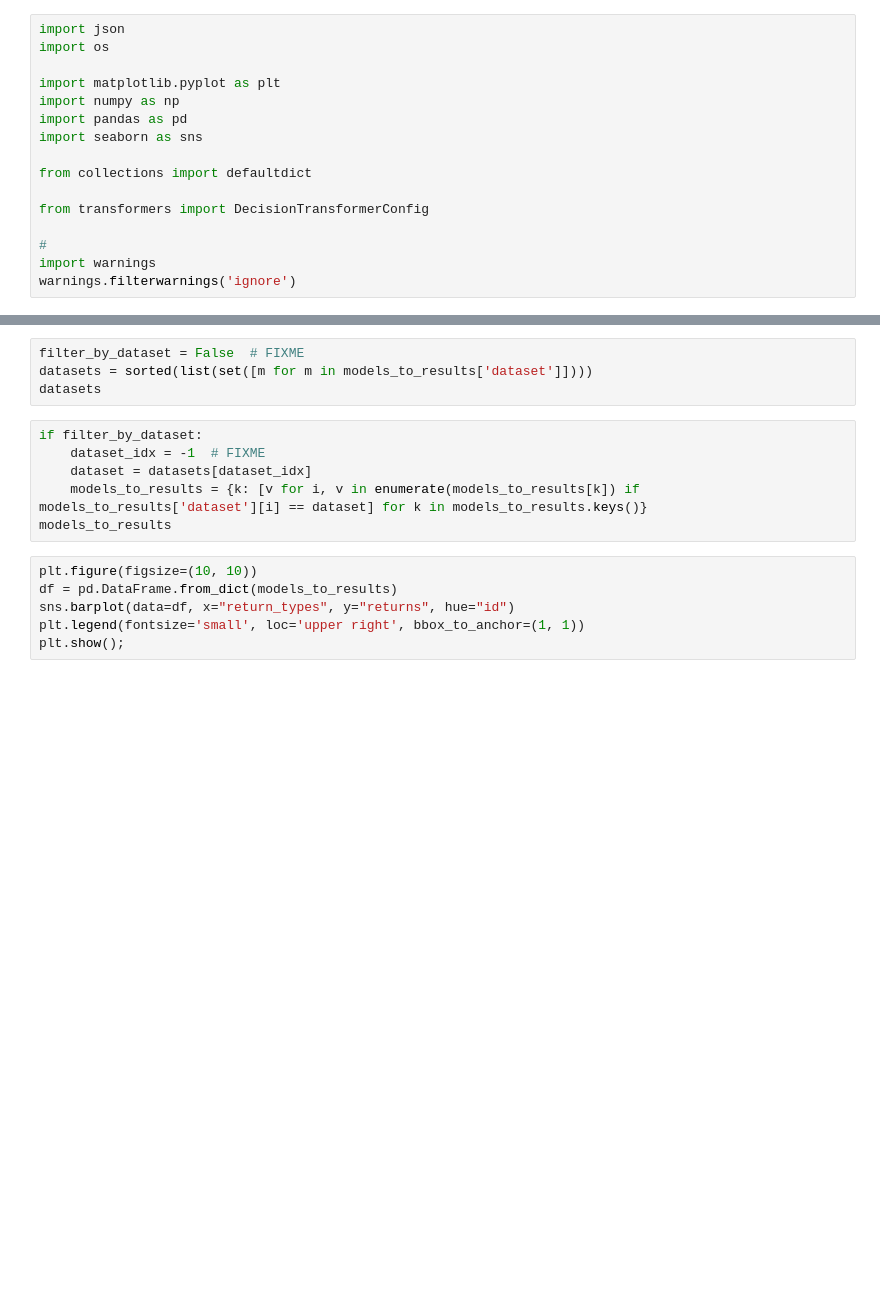
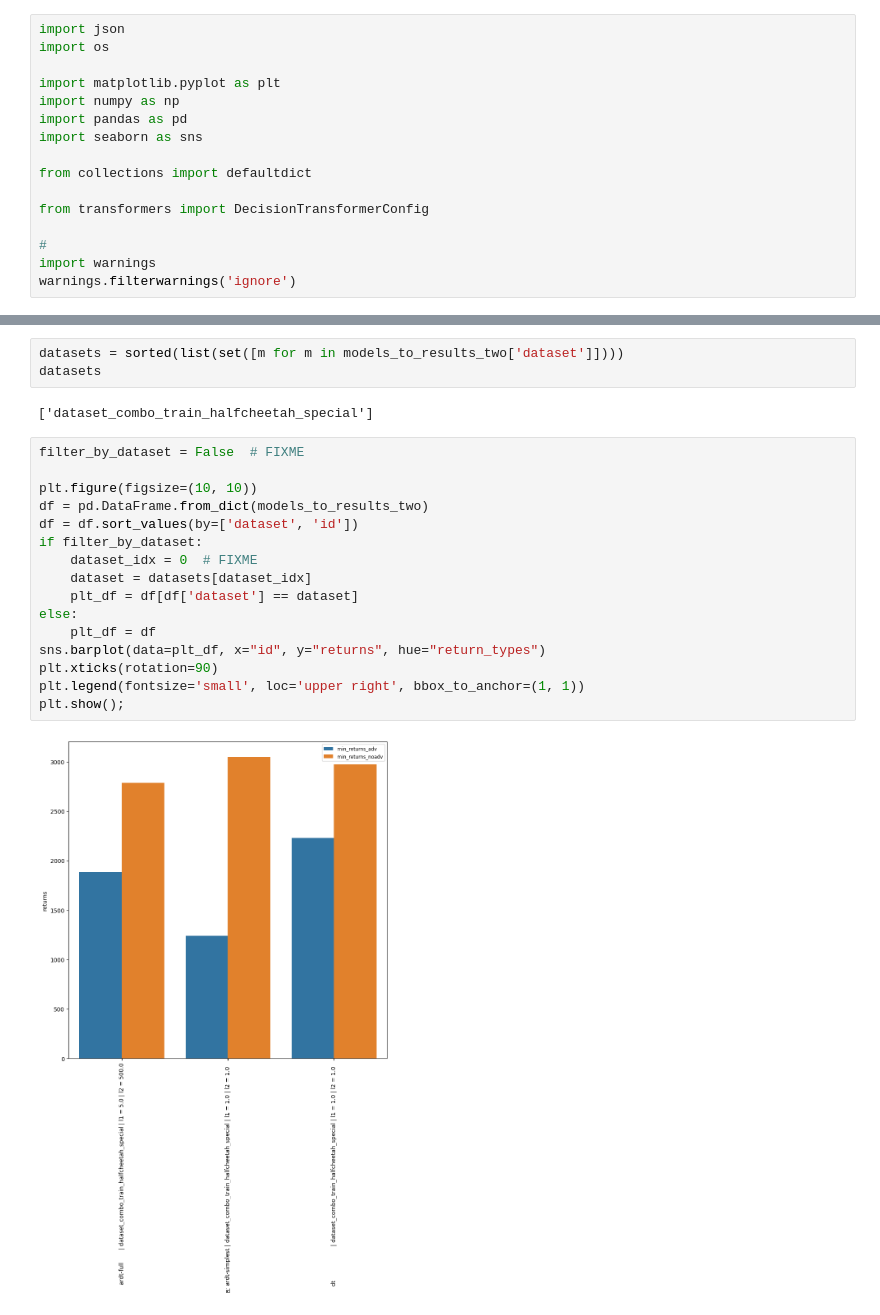
Before and after one commit to afonsosamarques/action-robust-decision-transformer, a Jupyter notebook: codebase/evaluation_protocol/plot_eval_outputs_agentadv.ipynb, the cells around one changed output, grey strips where cells are left out. Drawn from its saved outputs; the diff is of its cells as text; blank space fills up the shorter version.

```diff
--- a/codebase/evaluation_protocol/plot_eval_outputs_agentadv.ipynb
+++ b/codebase/evaluation_protocol/plot_eval_outputs_agentadv.ipynb
@@ -85,16 +256,23 @@ models_to_results['id']
 # %%
-filter_by_dataset = False  # FIXME
-datasets = sorted(list(set([m for m in models_to_results['dataset']])))
+datasets = sorted(list(set([m for m in models_to_results_two['dataset']])))
 datasets
+# %% [output]
+['dataset_combo_train_halfcheetah_special']
-# %%
-if filter_by_dataset:
-    dataset_idx = -1  # FIXME
-    dataset = datasets[dataset_idx]
-    models_to_results = {k: [v for i, v in enumerate(models_to_results[k]) if models_to_results['dataset'][i] == dataset] for k in models_to_results.keys()}
-models_to_results
 # %%
+filter_by_dataset = False  # FIXME
+
 plt.figure(figsize=(10, 10))
-df = pd.DataFrame.from_dict(models_to_results)
-sns.barplot(data=df, x="return_types", y="returns", hue="id")
+df = pd.DataFrame.from_dict(models_to_results_two)
+df = df.sort_values(by=['dataset', 'id'])
+if filter_by_dataset:
+    dataset_idx = 0  # FIXME
+    dataset = datasets[dataset_idx]
+    plt_df = df[df['dataset'] == dataset]
+else:
+    plt_df = df
+sns.barplot(data=plt_df, x="id", y="returns", hue="return_types")
+plt.xticks(rotation=90)
 plt.legend(fontsize='small', loc='upper right', bbox_to_anchor=(1, 1))
 plt.show();
+# %% [output]
+[figure, added]
```
Also changed, not shown: parts of 11 cells of this notebook, 2 other files.
